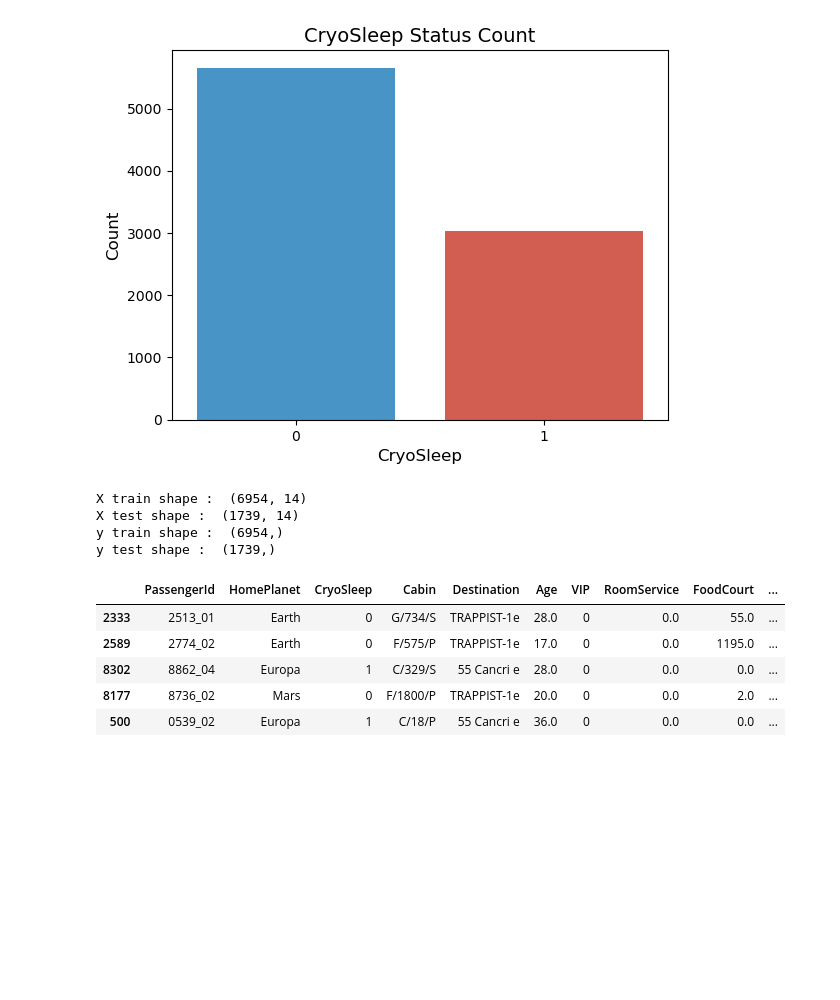
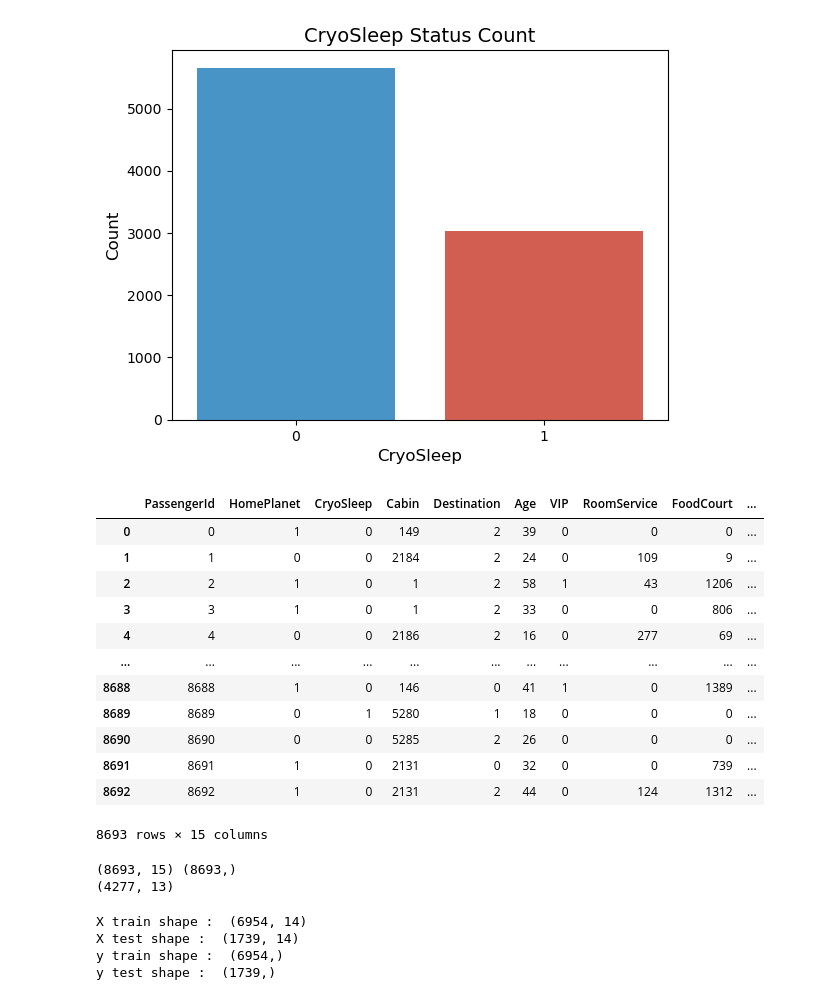
Before and after one commit to 22f3000082/ML-project, a Jupyter notebook: spaceship.ipynb, the cells around one changed output. Saved outputs shown, nothing was run; the diff lists cells and outputs as text; code cells hidden in the pictures; blank space fills up the shorter version.

```diff
--- a/spaceship.ipynb
+++ b/spaceship.ipynb
@@ -446,11 +457,30 @@ data = pd.melt(data,id_vars="diagnosis",
 plt.figure(figsize=(10,10))
 sns.violinplot(x="features", y="value", hue="diagnosis", data=data,split=True, inner="quart")
 plt.xticks(rotation=90)
+# %%
+df
+# %% [output]
+|  | PassengerId | HomePlanet | CryoSleep | Cabin | Destination | Age | VIP | RoomService | FoodCourt | ... |
+| 0 | 0 | 1 | 0 | 149 | 2 | 39 | 0 | 0 | 0 | ... |
+| 1 | 1 | 0 | 0 | 2184 | 2 | 24 | 0 | 109 | 9 | ... |
+| 2 | 2 | 1 | 0 | 1 | 2 | 58 | 1 | 43 | 1206 | ... |
+| 3 | 3 | 1 | 0 | 1 | 2 | 33 | 0 | 0 | 806 | ... |
+| 4 | 4 | 0 | 0 | 2186 | 2 | 16 | 0 | 277 | 69 | ... |
+| ... | ... | ... | ... | ... | ... | ... | ... | ... | ... | ... |
+| 8688 | 8688 | 1 | 0 | 146 | 0 | 41 | 1 | 0 | 1389 | ... |
+| 8689 | 8689 | 0 | 1 | 5280 | 1 | 18 | 0 | 0 | 0 | ... |
+| 8690 | 8690 | 0 | 0 | 5285 | 2 | 26 | 0 | 0 | 0 | ... |
+| 8691 | 8691 | 1 | 0 | 2131 | 0 | 32 | 0 | 0 | 739 | ... |
+| 8692 | 8692 | 1 | 0 | 2131 | 2 | 44 | 0 | 124 | 1312 | ... |
+8693 rows × 15 columns
 # %%
-y = data['Transported']
-X = data.drop('Transported',axis=1)
-print(data.shape, y.shape)
+y = df['Transported']
+X = df.drop('Transported',axis=1)
+print(df.shape, y.shape)
 print(test.shape)
+# %% [output]
+(8693, 15) (8693,)
+(4277, 13)
 # %%
 from sklearn.model_selection import train_test_split
 X_train, X_test, y_train, y_test = train_test_split(X, y, test_size=0.2, random_state=42)
@@ -464,12 +494,3 @@ X train shape :  (6954, 14)
 X test shape :  (1739, 14)
 y train shape :  (6954,)
 y test shape :  (1739,)
-# %%
-X_train.head()
-# %% [output]
-|  | PassengerId | HomePlanet | CryoSleep | Cabin | Destination | Age | VIP | RoomService | FoodCourt | ... |
-| 2333 | 2513_01 | Earth | 0 | G/734/S | TRAPPIST-1e | 28.0 | 0 | 0.0 | 55.0 | ... |
-| 2589 | 2774_02 | Earth | 0 | F/575/P | TRAPPIST-1e | 17.0 | 0 | 0.0 | 1195.0 | ... |
-| 8302 | 8862_04 | Europa | 1 | C/329/S | 55 Cancri e | 28.0 | 0 | 0.0 | 0.0 | ... |
-| 8177 | 8736_02 | Mars | 0 | F/1800/P | TRAPPIST-1e | 20.0 | 0 | 0.0 | 2.0 | ... |
-| 500 | 0539_02 | Europa | 1 | C/18/P | 55 Cancri e | 36.0 | 0 | 0.0 | 0.0 | ... |
```
Also changed, not shown: parts of 6 cells of this notebook.
